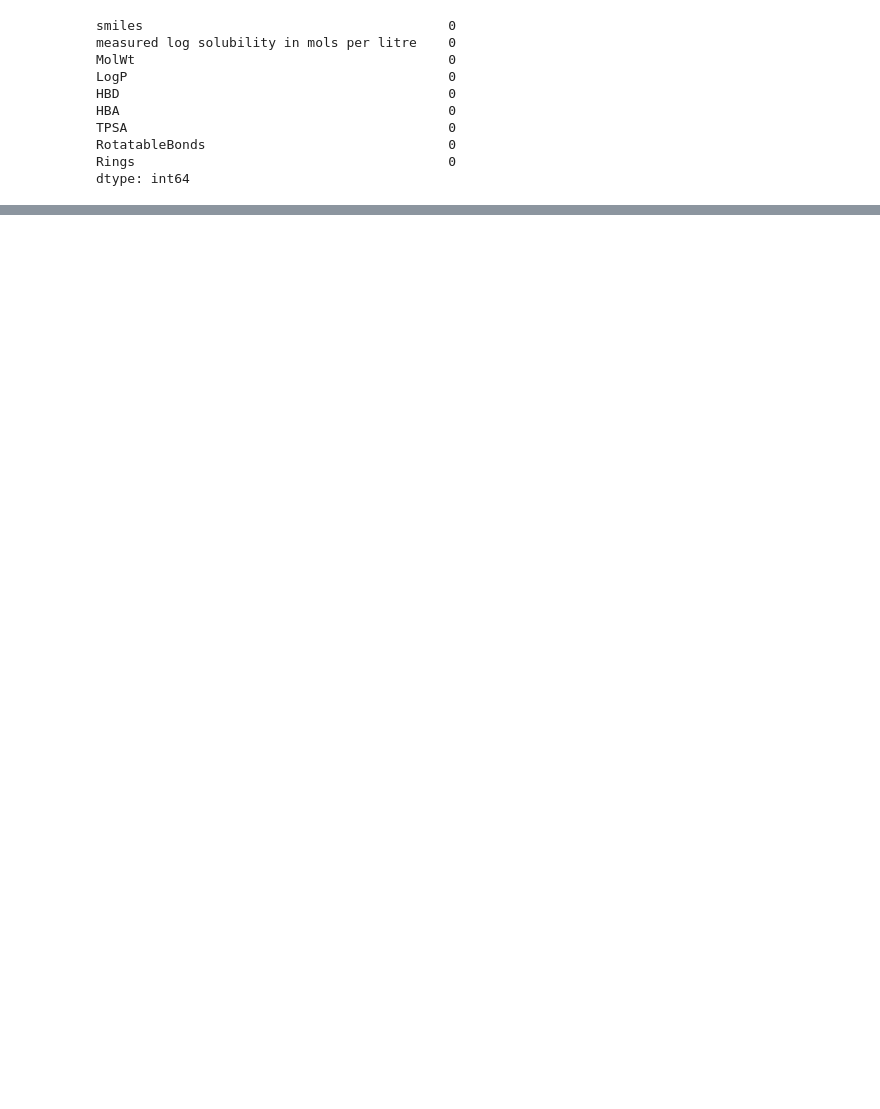
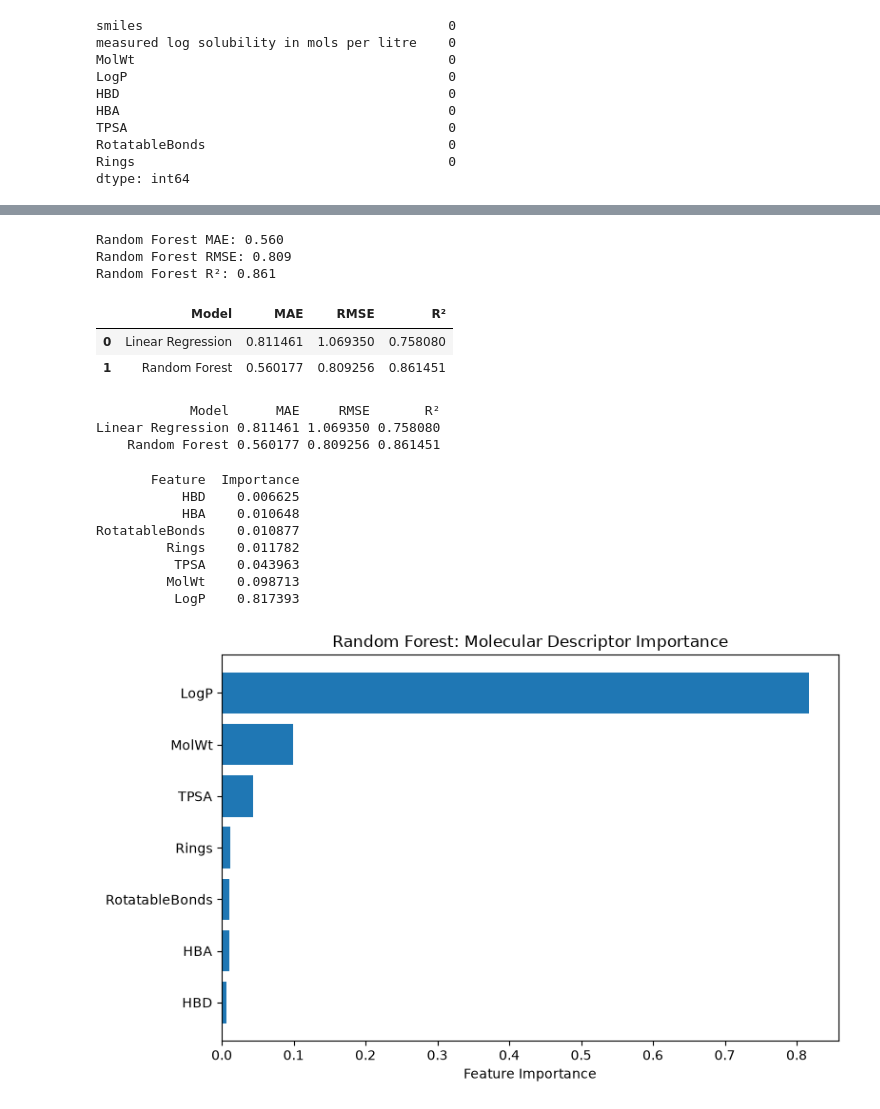
Before and after one commit to nrahman29/chemprop, a Jupyter notebook: notebooks/01_esol_exploration.ipynb, the cells around one changed output, grey strips where cells are left out. Saved outputs shown, nothing was run; the diff lists cells and outputs as text; code cells hidden in the pictures; blank space fills up the shorter version.

```diff
--- a/notebooks/01_esol_exploration.ipynb
+++ b/notebooks/01_esol_exploration.ipynb
@@ -261,0 +490,75 @@ plt.show()
+# %%
+from sklearn.ensemble import RandomForestRegressor
+
+rf_model = RandomForestRegressor(
+    n_estimators=300,
+    random_state=42,
+    n_jobs=-1
+)
+
+rf_model.fit(X_train, y_train)
+
+rf_pred = rf_model.predict(X_test)
+# %%
+rf_mae = mean_absolute_error(y_test, rf_pred)
+rf_rmse = np.sqrt(mean_squared_error(y_test, rf_pred))
+rf_r2 = r2_score(y_test, rf_pred)
+
+print(f"Random Forest MAE: {rf_mae:.3f}")
+print(f"Random Forest RMSE: {rf_rmse:.3f}")
+print(f"Random Forest R²: {rf_r2:.3f}")
+# %% [output]
+Random Forest MAE: 0.560
+Random Forest RMSE: 0.809
+Random Forest R²: 0.861
+# %%
+comparison = pd.DataFrame({
+    "Model": ["Linear Regression", "Random Forest"],
+    "MAE": [mae, rf_mae],
+    "RMSE": [rmse, rf_rmse],
+    "R²": [r2, rf_r2]
+})
+
+display(comparison)
+# %% [output]
+|  | Model | MAE | RMSE | R² |
+| 0 | Linear Regression | 0.811461 | 1.069350 | 0.758080 |
+| 1 | Random Forest | 0.560177 | 0.809256 | 0.861451 |
+# %%
+print(comparison.to_string(index=False))
+# %% [output]
+            Model      MAE     RMSE       R²
+Linear Regression 0.811461 1.069350 0.758080
+    Random Forest 0.560177 0.809256 0.861451
+# %%
+import pandas as pd
+import matplotlib.pyplot as plt
+
+importance = pd.DataFrame({
+    "Feature": feature_cols,
+    "Importance": rf_model.feature_importances_
+})
+
+importance = importance.sort_values(
+    by="Importance",
+    ascending=True
+)
+
+print(importance.to_string(index=False))
+
+plt.figure(figsize=(8, 5))
+plt.barh(importance["Feature"], importance["Importance"])
+plt.xlabel("Feature Importance")
+plt.title("Random Forest: Molecular Descriptor Importance")
+plt.tight_layout()
+plt.show()
+# %% [output]
+       Feature  Importance
+           HBD    0.006625
+           HBA    0.010648
+RotatableBonds    0.010877
+         Rings    0.011782
+          TPSA    0.043963
+         MolWt    0.098713
+          LogP    0.817393
+[figure, added]
```
Also changed, not shown: parts of 25 cells of this notebook.
